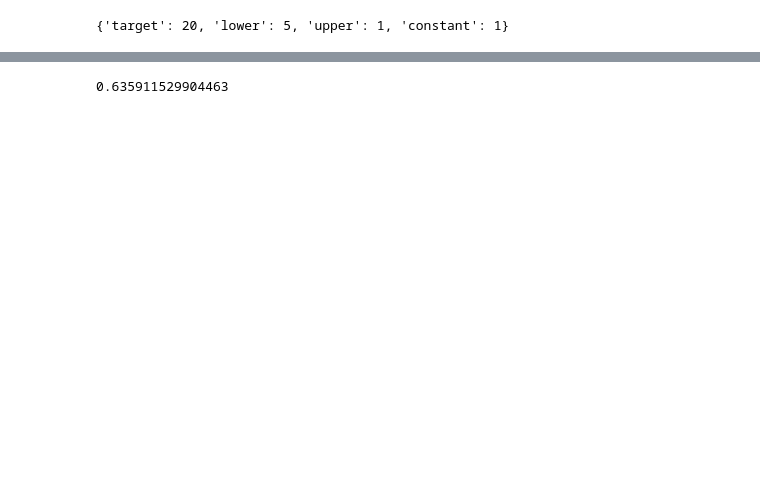
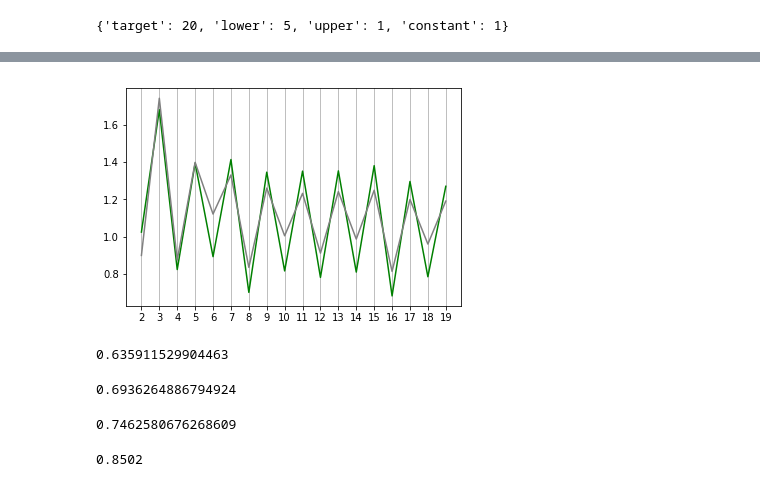
Before and after one commit to oli5679/darts, a Jupyter notebook: simulator.ipynb, the cells around one changed output, grey strips where cells are left out. Cells and saved outputs as stored; diff of their text form; code cells hidden in the pictures; blank space fills up the shorter version.

```diff
--- a/simulator.ipynb
+++ b/simulator.ipynb
@@ -91,5 +114,21 @@ plt.show()
+# %%
+plot(sim_strategies[2],optimal_strategy_values[2],start,stop)
+# %% [output]
+[figure, added]
 # %%
 sim_strategies[0][2]
 optimal_strategy_values[0][2]
 # %% [output]
 0.635911529904463
+# %%
+optimal_strategy_values[1][2]
+# %% [output]
+0.6936264886794924
+# %%
+optimal_strategy_values[0][3]
+# %% [output]
+0.7462580676268609
+# %%
+sim_strategies[0][3]
+# %% [output]
+0.8502
```
Also changed, not shown: parts of 11 cells of this notebook, 5 other files.
